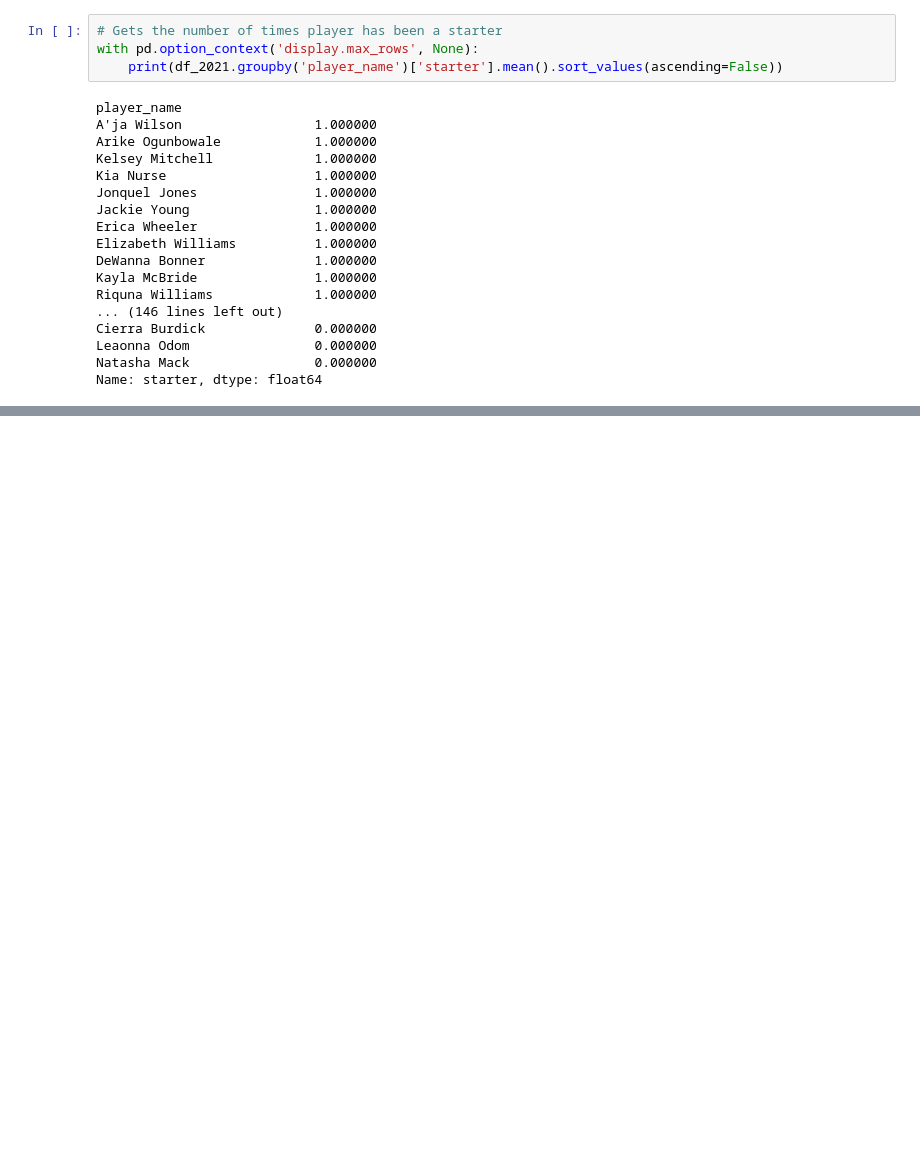
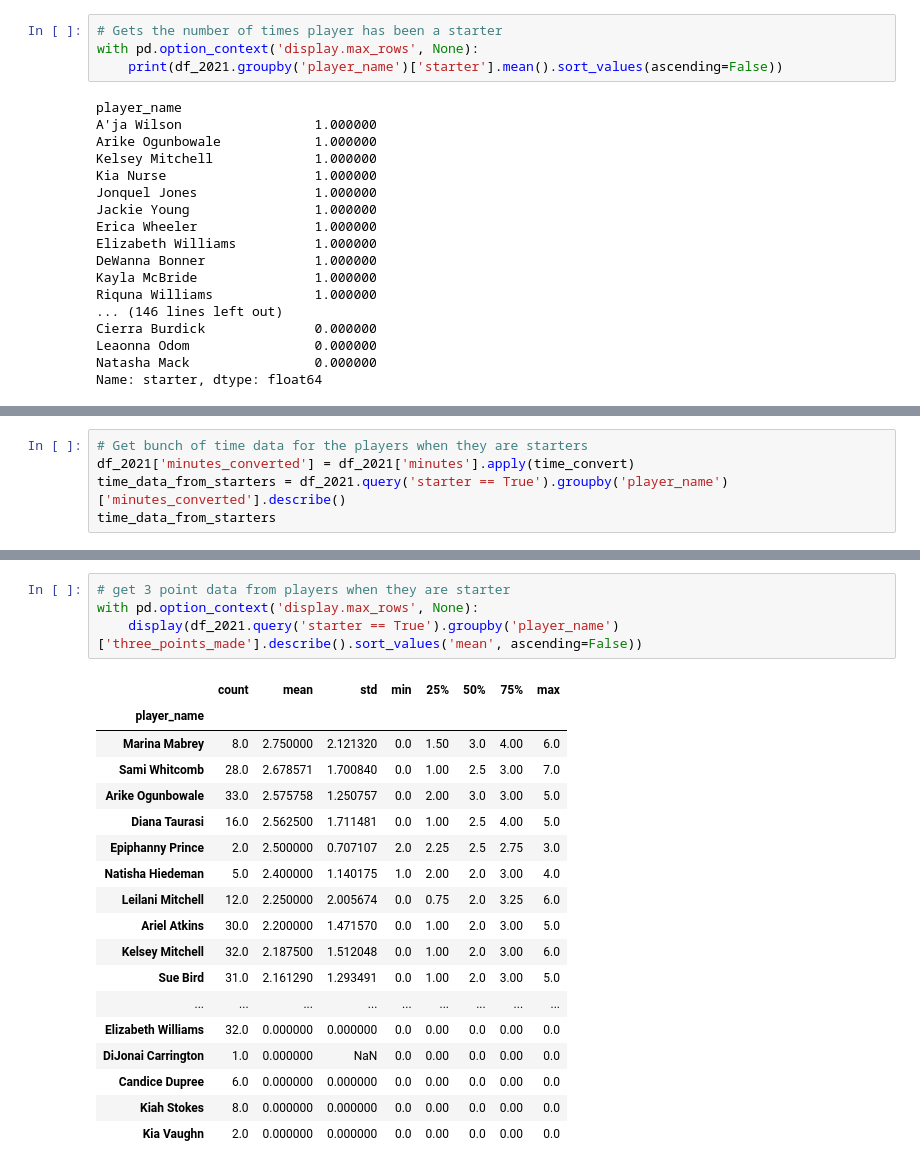
Before and after one commit to sequitria/Learning-Data-Science-via-Sports-Betting, a Jupyter notebook: explore.ipynb, the cells around one changed output, grey strips where cells are left out. Saved outputs shown, nothing was run; the diff lists cells and outputs as text; blank space fills up the shorter version.

```diff
--- a/explore.ipynb
+++ b/explore.ipynb
@@ -301,4 +303,8 @@ starter_proportion = df_2021.groupby('player_name')['starter'].mean().to_frame()
 | 159 | Victoria Vivians | 0.250000 |
 160 rows × 2 columns
 # %%
+# Get bunch of time data for the players when they are starters
+df_2021['minutes_converted'] = df_2021['minutes'].apply(time_convert)
+time_data_from_starters = df_2021.query('starter == True').groupby('player_name')['minutes_converted'].describe()
+time_data_from_starters
 # %% [output]
@@ -308,0 +325,23 @@ Name: minutes, dtype: float64
+# %%
+# get 3 point data from players when they are starter
+with pd.option_context('display.max_rows', None):
+    display(df_2021.query('starter == True').groupby('player_name')['three_points_made'].describe().sort_values('mean', ascending=False))
+# %% [output]
+|  | count | mean | std | min | 25% | 50% | 75% | max |
+| player_name |  |  |  |  |  |  |  |  |
+| Marina Mabrey | 8.0 | 2.750000 | 2.121320 | 0.0 | 1.50 | 3.0 | 4.00 | 6.0 |
+| Sami Whitcomb | 28.0 | 2.678571 | 1.700840 | 0.0 | 1.00 | 2.5 | 3.00 | 7.0 |
+| Arike Ogunbowale | 33.0 | 2.575758 | 1.250757 | 0.0 | 2.00 | 3.0 | 3.00 | 5.0 |
+| Diana Taurasi | 16.0 | 2.562500 | 1.711481 | 0.0 | 1.00 | 2.5 | 4.00 | 5.0 |
+| Epiphanny Prince | 2.0 | 2.500000 | 0.707107 | 2.0 | 2.25 | 2.5 | 2.75 | 3.0 |
+| Natisha Hiedeman | 5.0 | 2.400000 | 1.140175 | 1.0 | 2.00 | 2.0 | 3.00 | 4.0 |
+| Leilani Mitchell | 12.0 | 2.250000 | 2.005674 | 0.0 | 0.75 | 2.0 | 3.25 | 6.0 |
+| Ariel Atkins | 30.0 | 2.200000 | 1.471570 | 0.0 | 1.00 | 2.0 | 3.00 | 5.0 |
+| Kelsey Mitchell | 32.0 | 2.187500 | 1.512048 | 0.0 | 1.00 | 2.0 | 3.00 | 6.0 |
+| Sue Bird | 31.0 | 2.161290 | 1.293491 | 0.0 | 1.00 | 2.0 | 3.00 | 5.0 |
+| ... | ... | ... | ... | ... | ... | ... | ... | ... |
+| Elizabeth Williams | 32.0 | 0.000000 | 0.000000 | 0.0 | 0.00 | 0.0 | 0.00 | 0.0 |
+| DiJonai Carrington | 1.0 | 0.000000 | NaN | 0.0 | 0.00 | 0.0 | 0.00 | 0.0 |
+| Candice Dupree | 6.0 | 0.000000 | 0.000000 | 0.0 | 0.00 | 0.0 | 0.00 | 0.0 |
+| Kiah Stokes | 8.0 | 0.000000 | 0.000000 | 0.0 | 0.00 | 0.0 | 0.00 | 0.0 |
+| Kia Vaughn | 2.0 | 0.000000 | 0.000000 | 0.0 | 0.00 | 0.0 | 0.00 | 0.0 |
```
Also changed, not shown: parts of 2 cells of this notebook.
